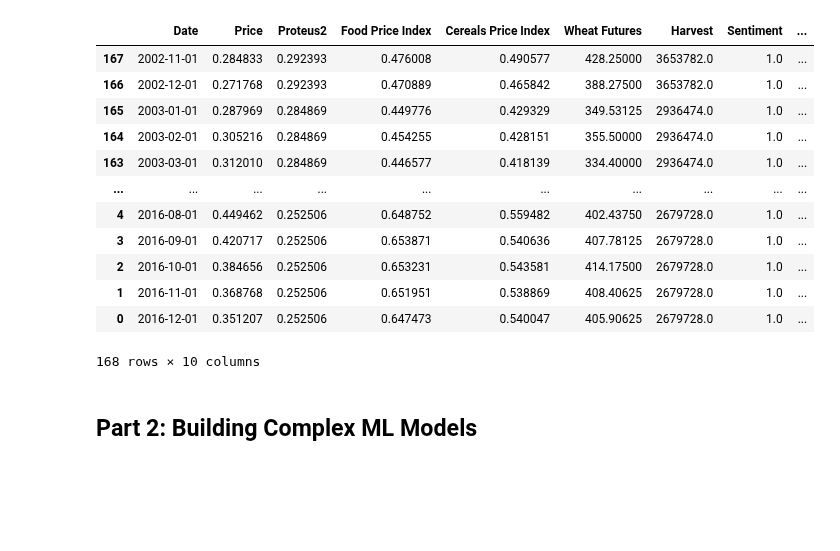
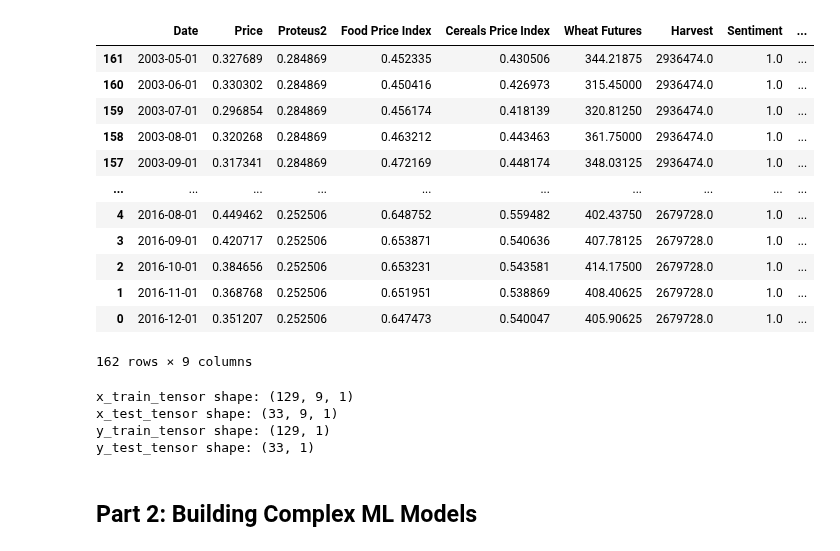
Before and after one commit to Benja-Pauls/Predicting-Commodity-Food-Pricing, a Jupyter notebook: model_experiments.ipynb, the cells around one changed output. Saved outputs shown, nothing was run; the diff lists cells and outputs as text; code cells hidden in the pictures; blank space fills up the shorter version.

Commit message:
added basic model to model_experiments

```diff
--- a/model_experiments.ipynb
+++ b/model_experiments.ipynb
@@ -45,3 +32,9 @@ model_data
+# %%
+N_TREND_SAMPLES = 3
+TEST_SIZE = 0.2
+OUTPUT_COLUMN_NAME = 'Price'
+
+num_input_samples = len(model_data.columns[2:-1]) + N_TREND_SAMPLES
 # %%
 def grab_n_previous_prices(model_data, n):
     """
@@ -70,28 +113,40 @@ def grab_n_previous_prices(model_data, n):
 # %%
 # Sort model data where the earliest date comes first and the latest date comes last
 model_data = model_data.sort_values(by='Date', ascending=True)
+model_data = grab_n_previous_prices(model_data, N_TREND_SAMPLES)
 
-ra = grab_n_previous_prices(model_data, 3)
-
-# Create another column which displays the length of the array in the n_previous_prices column
-ra['n_previous_prices_length'] = ra['n_previous_prices'].apply(lambda x: len(x))
-
-
-ra
+# Remove rows where the len(n_previous_prices) != N_TREND_SAMPLES
+model_data = model_data[model_data['n_previous_prices'].apply(lambda x: len(x) == N_TREND_SAMPLES)]
+model_data
 # %% [output]
 |  | Date | Price | Proteus2 | Food Price Index | Cereals Price Index | Wheat Futures | Harvest | Sentiment | ... |
-| 167 | 2002-11-01 | 0.284833 | 0.292393 | 0.476008 | 0.490577 | 428.25000 | 3653782.0 | 1.0 | ... |
-| 166 | 2002-12-01 | 0.271768 | 0.292393 | 0.470889 | 0.465842 | 388.27500 | 3653782.0 | 1.0 | ... |
-| 165 | 2003-01-01 | 0.287969 | 0.284869 | 0.449776 | 0.429329 | 349.53125 | 2936474.0 | 1.0 | ... |
-| 164 | 2003-02-01 | 0.305216 | 0.284869 | 0.454255 | 0.428151 | 355.50000 | 2936474.0 | 1.0 | ... |
-| 163 | 2003-03-01 | 0.312010 | 0.284869 | 0.446577 | 0.418139 | 334.40000 | 2936474.0 | 1.0 | ... |
+| 161 | 2003-05-01 | 0.327689 | 0.284869 | 0.452335 | 0.430506 | 344.21875 | 2936474.0 | 1.0 | ... |
+| 160 | 2003-06-01 | 0.330302 | 0.284869 | 0.450416 | 0.426973 | 315.45000 | 2936474.0 | 1.0 | ... |
+| 159 | 2003-07-01 | 0.296854 | 0.284869 | 0.456174 | 0.418139 | 320.81250 | 2936474.0 | 1.0 | ... |
+| 158 | 2003-08-01 | 0.320268 | 0.284869 | 0.463212 | 0.443463 | 361.75000 | 2936474.0 | 1.0 | ... |
+| 157 | 2003-09-01 | 0.317341 | 0.284869 | 0.472169 | 0.448174 | 348.03125 | 2936474.0 | 1.0 | ... |
 | ... | ... | ... | ... | ... | ... | ... | ... | ... | ... |
 | 4 | 2016-08-01 | 0.449462 | 0.252506 | 0.648752 | 0.559482 | 402.43750 | 2679728.0 | 1.0 | ... |
 | 3 | 2016-09-01 | 0.420717 | 0.252506 | 0.653871 | 0.540636 | 407.78125 | 2679728.0 | 1.0 | ... |
 | 2 | 2016-10-01 | 0.384656 | 0.252506 | 0.653231 | 0.543581 | 414.17500 | 2679728.0 | 1.0 | ... |
 | 1 | 2016-11-01 | 0.368768 | 0.252506 | 0.651951 | 0.538869 | 408.40625 | 2679728.0 | 1.0 | ... |
 | 0 | 2016-12-01 | 0.351207 | 0.252506 | 0.647473 | 0.540047 | 405.90625 | 2679728.0 | 1.0 | ... |
-168 rows × 10 columns
+162 rows × 9 columns
+# %%
+inputs_and_outputs = model_data.apply(divide_inputs_and_outputs, axis=1)
+inputs = inputs_and_outputs['inputs'].tolist(); outputs = inputs_and_outputs['output'].tolist()
+x_train, x_test, y_train, y_test = train_test_split(inputs, outputs, test_size=TEST_SIZE, shuffle=False) # Don't shuffle, should be cohesive samples not seen
+x_train_tensor, x_test_tensor, y_train_tensor, y_test_tensor, scaler = format_for_ML_usage(inputs, outputs)
+
+print('x_train_tensor shape:', x_train_tensor.shape)
+print('x_test_tensor shape:', x_test_tensor.shape)
+print('y_train_tensor shape:', y_train_tensor.shape)
+print('y_test_tensor shape:', y_test_tensor.shape)
+# %% [output]
+x_train_tensor shape: (129, 9, 1)
+x_test_tensor shape: (33, 9, 1)
+y_train_tensor shape: (129, 1)
+y_test_tensor shape: (33, 1)
 # %% [markdown]
 ## Part 2: Building Complex ML Models
 # %%
```
Also changed, not shown: parts of 16 cells of this notebook, 1 other file.
